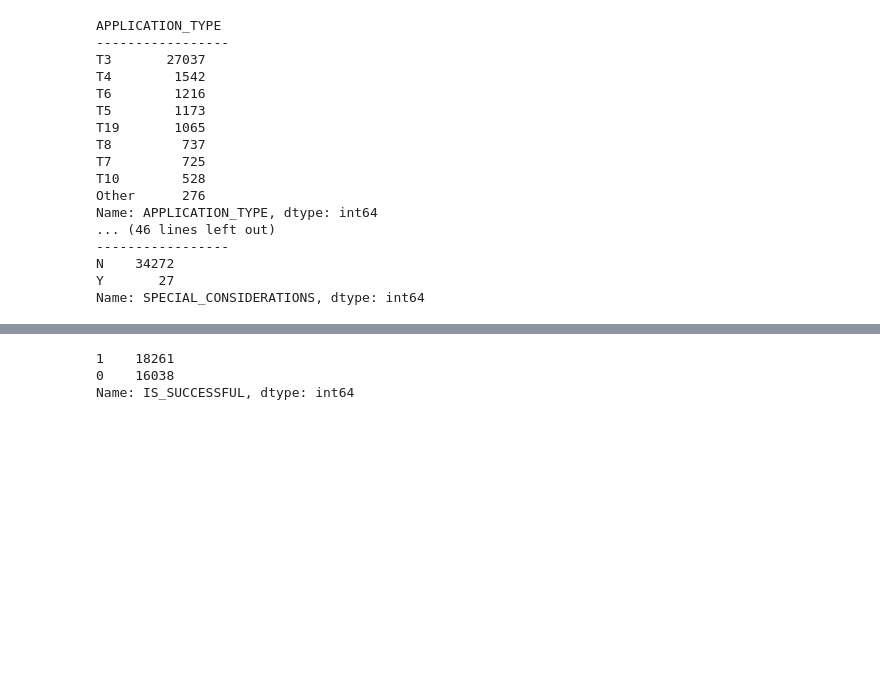
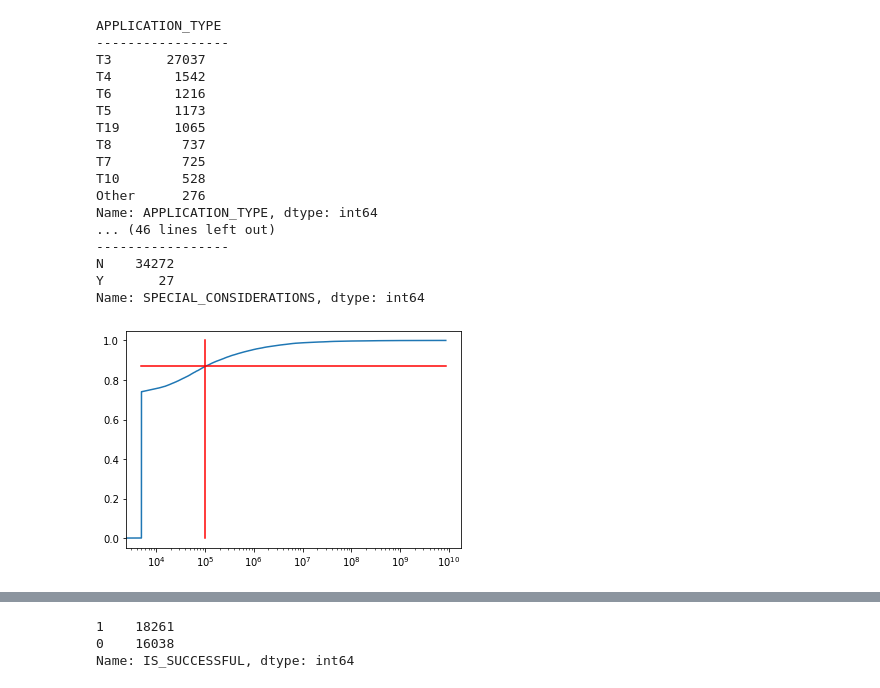
Before and after one commit to jose-perth/Neural_Network_Charity_Analysis, a Jupyter notebook: AlphabetSoupCharity_Optimization.ipynb, the cells around one changed output, grey strips where cells are left out. Saved outputs shown, nothing was run; the diff lists cells and outputs as text; code cells hidden in the pictures; blank space fills up the shorter version.

```diff
--- a/AlphabetSoupCharity_Optimization.ipynb
+++ b/AlphabetSoupCharity_Optimization.ipynb
@@ -136,3 +139,13 @@ Name: APPLICATION_TYPE, dtype: int64
 N    34272
 Y       27
 Name: SPECIAL_CONSIDERATIONS, dtype: int64
+# %%
+from statsmodels.distributions.empirical_distribution import ECDF
+ecdf=ECDF(application_df.ASK_AMT)
+plt.plot(ecdf.x,ecdf.y)
+plt.plot([ecdf.x[1],ecdf.x[-1]],[.87,.87], c='red')
+plt.plot([100000,100000],[0,1], c='red')
+plt.xscale('log')
+plt.show()
+# %% [output]
+[figure, added]
```
Also changed, not shown: parts of 23 cells of this notebook, 32 other files.
